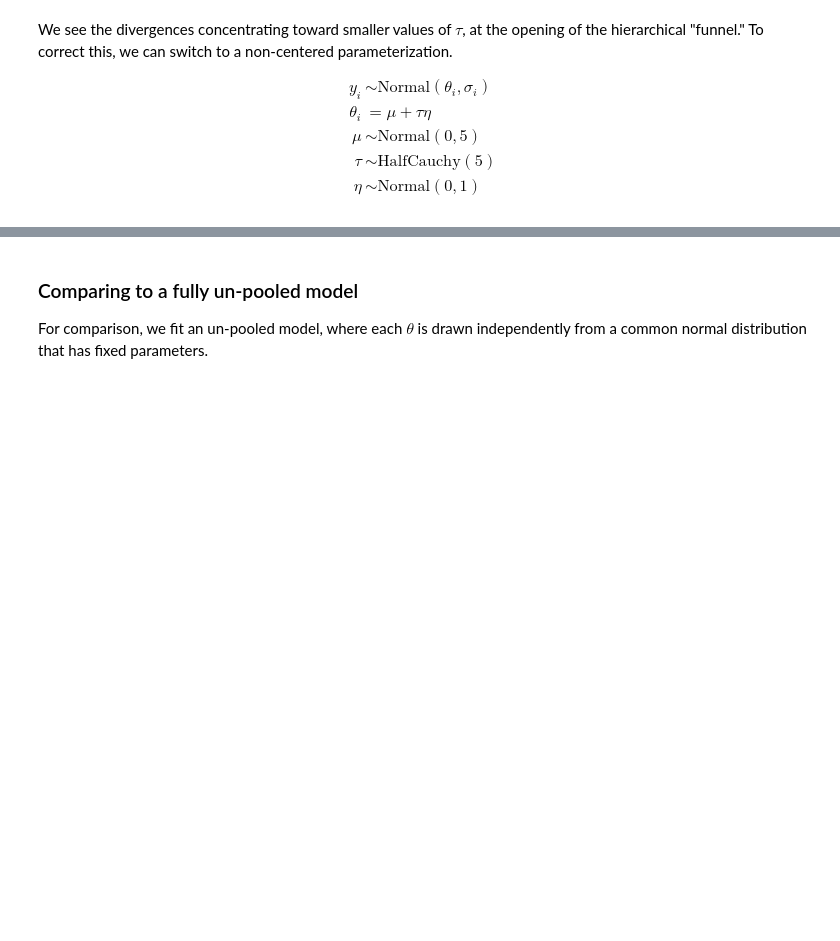
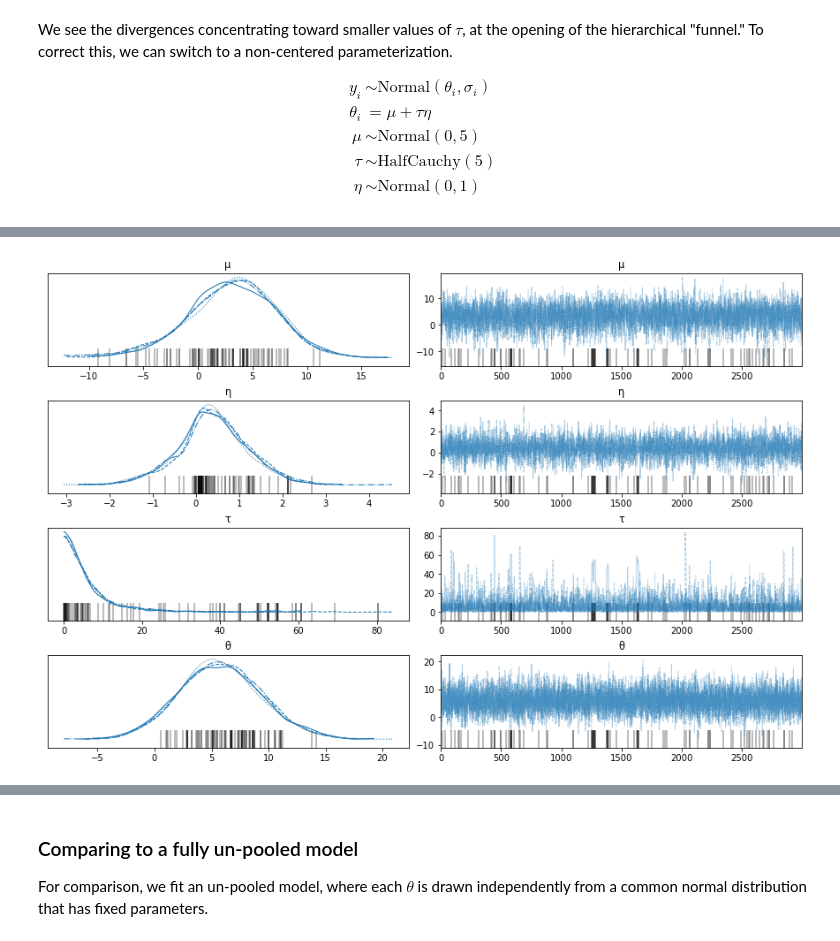
Before and after one commit to mpdylan/INFO510-public, a Jupyter notebook: notebooks/normal_models/eight_schools.ipynb, the cells around one changed output, grey strips where cells are left out. Drawn from its saved outputs; the diff is of its cells as text; code cells hidden in the pictures; blank space fills up the shorter version.

```diff
--- a/notebooks/normal_models/eight_schools.ipynb
+++ b/notebooks/normal_models/eight_schools.ipynb
@@ -101,13 +104,13 @@ y_i &\sim \mathrm{Normal}(\theta_i, \sigma_i) \\
 \end{align}
 $$
 # %%
-with pm.Model() as noncentered_trace:
+with pm.Model() as noncentered_model:
     # Hyperparameters
     μ = pm.Normal('μ', 0, 5)
     τ = pm.HalfCauchy('τ', 5)
-    η = pm.Normal('η', 0, 1, shape = 8)
 
     # Parameter vector
+    η = pm.Normal('η', 0, 1, shape = 8) # standardized group level parameters
     θ = pm.Deterministic('θ', μ + τ * η)
 
     # Data likelihood
@@ -123,0 +132,5 @@ Sampling 4 chains for 1_000 tune and 3_000 draw iterations (4_000 + 12_000 draws
+# %%
+with noncentered_model:
+    az.plot_trace(noncentered_trace)
+# %% [output]
+[figure, added]
```
Also changed, not shown: parts of 10 cells of this notebook, 4 other files.
